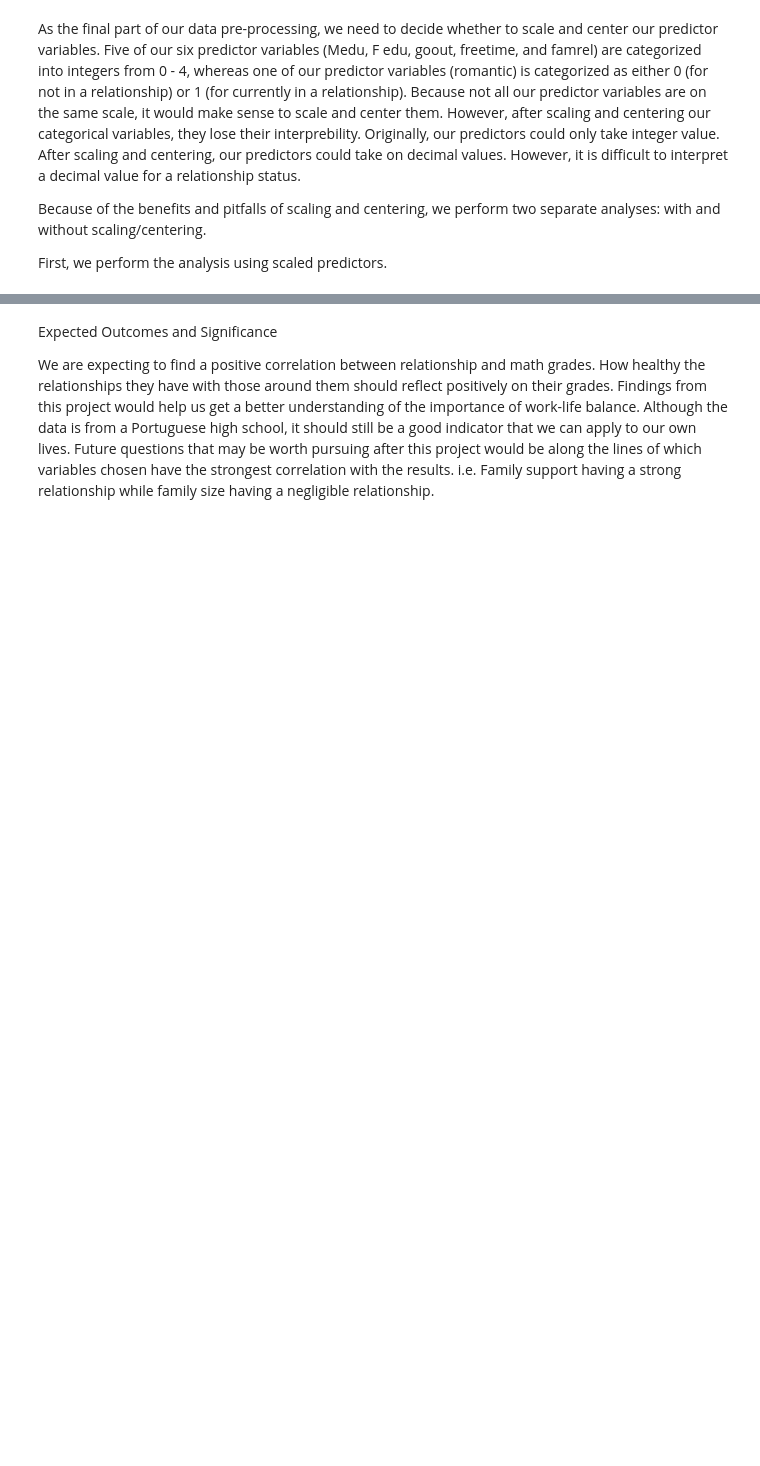
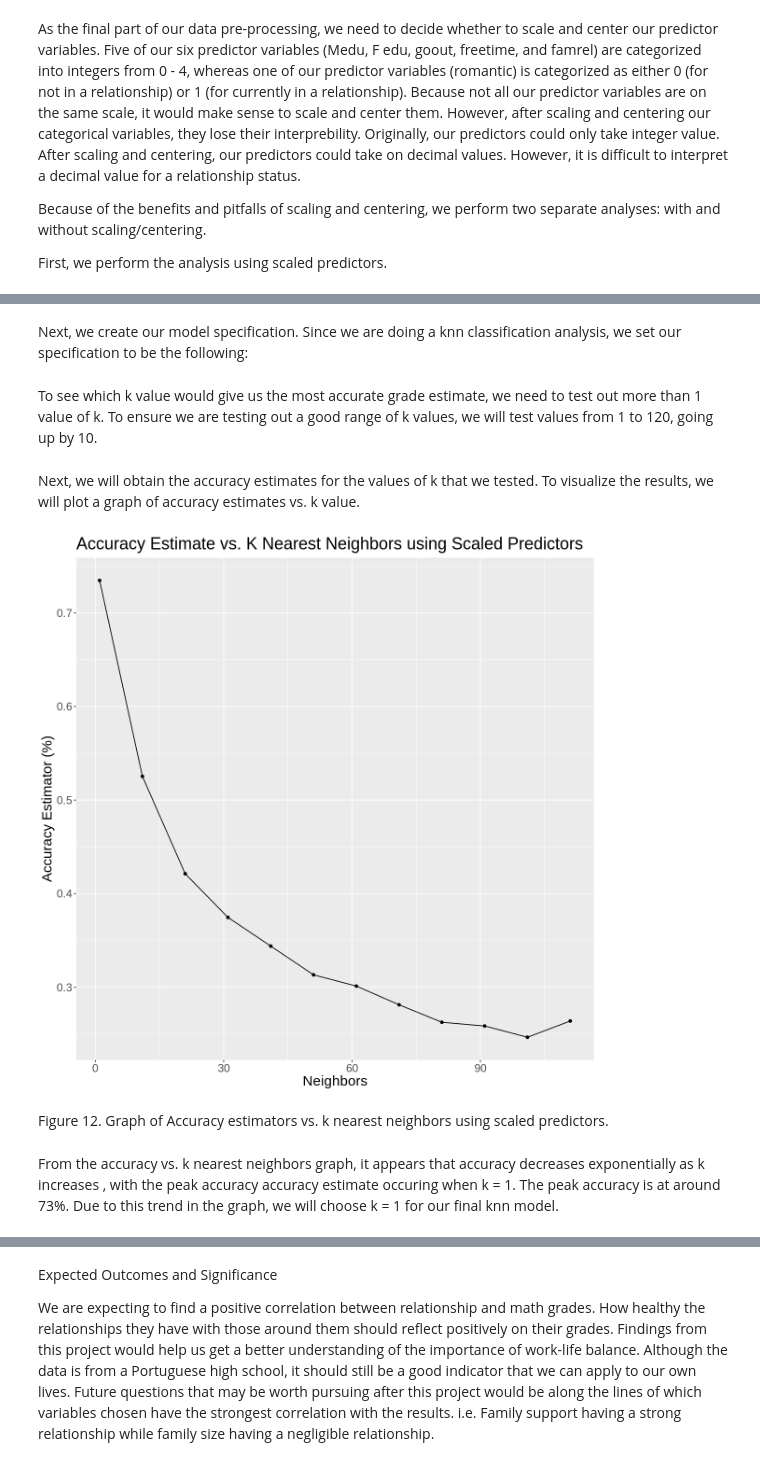
Before and after one commit to nishant-sr/StudentGrades_Project, a Jupyter notebook: proposal (2) (1).ipynb, the cells around one changed output, grey strips where cells are left out. Saved outputs shown, nothing was run; the diff lists cells and outputs as text; code cells hidden in the pictures; blank space fills up the shorter version.

```diff
--- a/proposal (2) (1).ipynb
+++ b/proposal (2) (1).ipynb
@@ -298,0 +286,6 @@ First, we perform the analysis using scaled predictors.
+# %%
+
+# use 5 folds for cross-validation
+grades_vfold <- vfold_cv(grades_train_predictors, v = 5, strata = grade_category)
+# %% [markdown]
+Next, we create our model specification. Since we are doing a knn classification analysis, we set our specification to be the following:
@@ -298,0 +297,35 @@ First, we perform the analysis using scaled predictors.
+# %% [markdown]
+To see which k value would give us the most accurate grade estimate, we need to test out more than 1 value of k. To ensure we are testing out a
+good range of k values, we will test values from 1 to 120, going up by 10.
+# %%
+# make a tibble of values ranging from 1 to 120, going up by 10. This ensures we are testing a good range of k values.
+k_lots <- tibble(neighbors = seq(from = 1, to = 120, by = 10))
+# %% [markdown]
+Next, we will obtain the accuracy estimates for the values of k that we tested. To visualize the results, we will plot a graph of accuracy
+estimates vs. k value.
+# %%
+# obtain accuracy estimates for each of the k values we tested
+grade_results <- workflow() %>%
+  add_recipe(grades_recipe_scaled) %>%
+  add_model(grades_knn_spec) %>%
+  tune_grid(resamples = grades_vfold, grid = k_lots) %>%
+  collect_metrics()
+
+# make plot of accuracy estimates vs. k nearest neighbors for visualization
+grade_results_accuracies_plot <- grade_results %>%
+    filter(.metric == "accuracy") %>%
+    ggplot(aes(x = neighbors, y = mean)) +
+    geom_line() +
+    geom_point() +
+    labs(x = "Neighbors", y = "Accuracy Estimator (%)") +
+    ggtitle("Accuracy Estimate vs. K Nearest Neighbors using Scaled Predictors") +
+    theme(text = element_text(size = 18))
+
+# print out accuracy vs. k nearest neighbor plot
+grade_results_accuracies_plot
+# %% [output]
+[figure, added]
+# %% [markdown]
+Figure 12. Graph of Accuracy estimators vs. k nearest neighbors using scaled predictors.
+# %% [markdown]
+From the accuracy vs. k nearest neighbors graph, it appears that accuracy decreases exponentially as k increases , with the peak accuracy accuracy estimate occuring when k = 1. The peak accuracy is at around 73%. Due to this trend in the graph, we will choose k = 1 for our final knn model.
```
Also changed, not shown: parts of 21 cells of this notebook.
